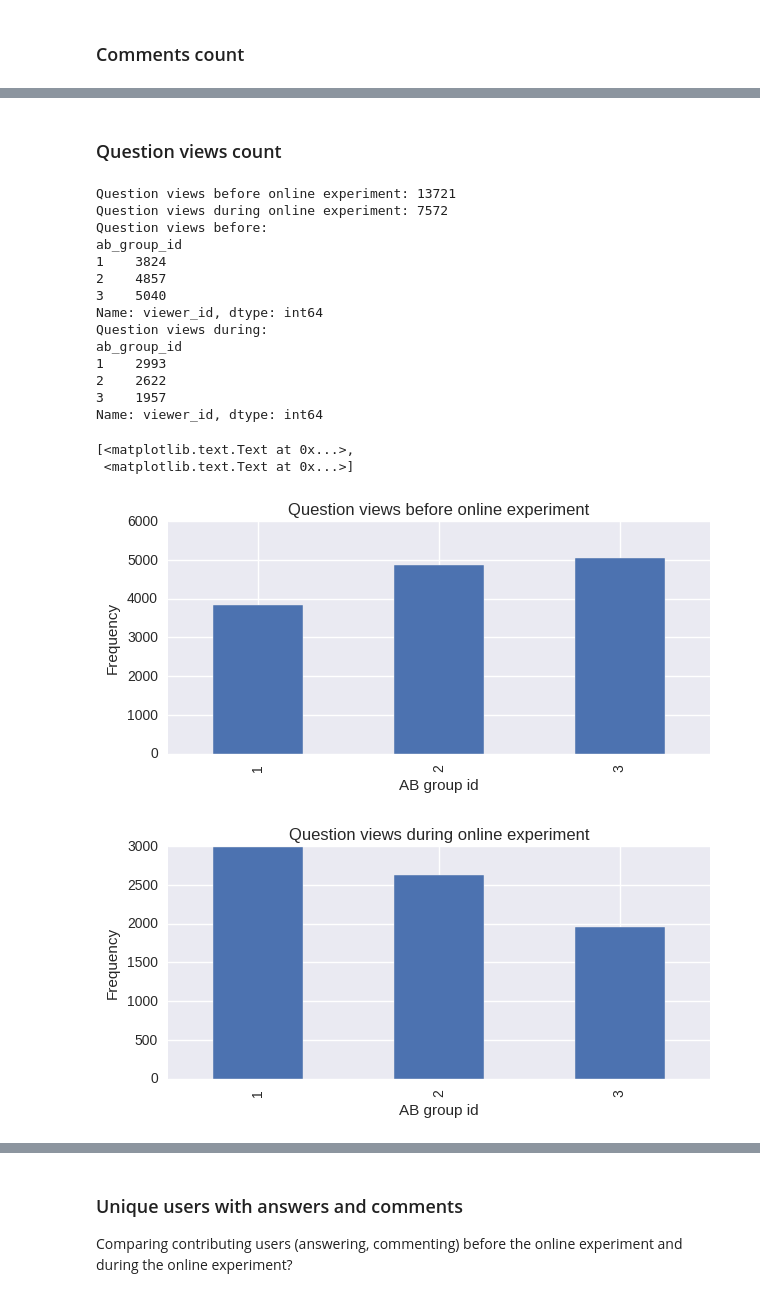
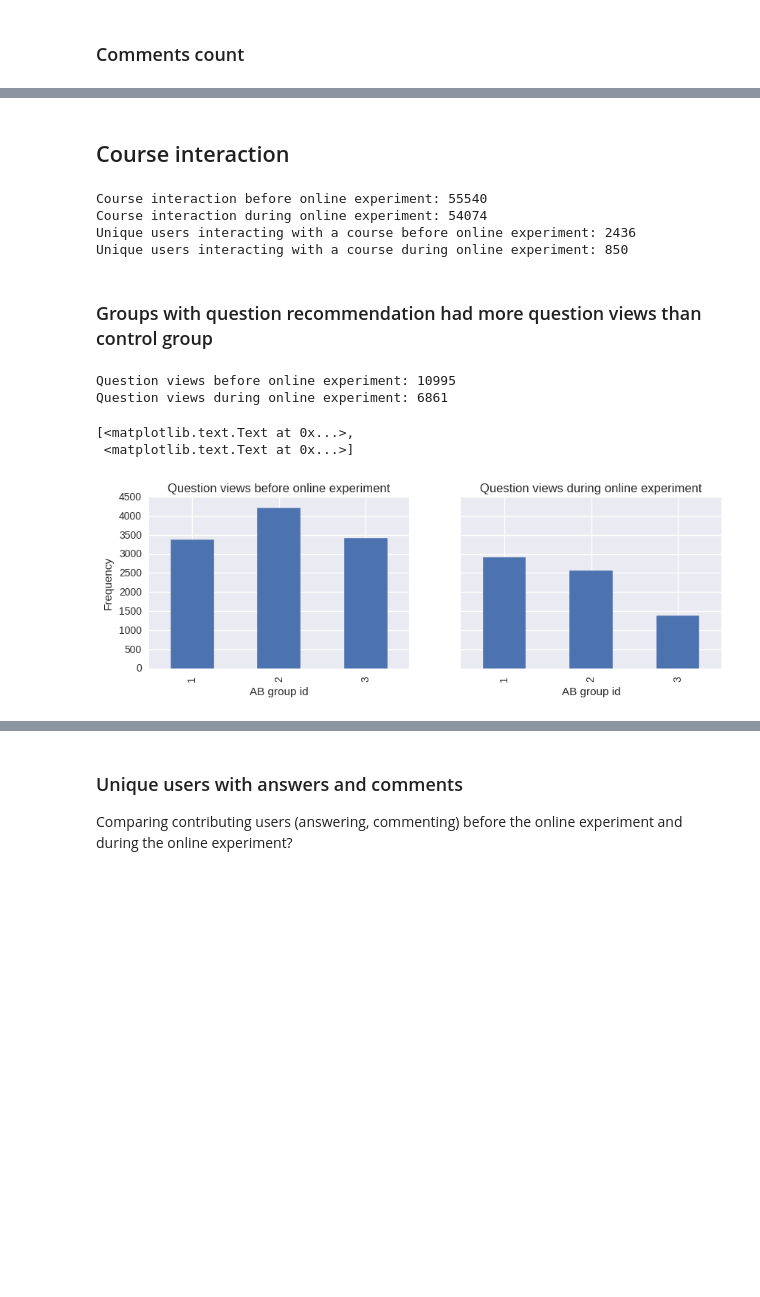
Before and after one commit to dmacjam/dp-analysis-evaluation, a Jupyter notebook: Online Evaluation.ipynb, the cells around one changed output, grey strips where cells are left out. Saved outputs shown, nothing was run; the diff lists cells and outputs as text; code cells hidden in the pictures; blank space fills up the shorter version.

```diff
--- a/Online Evaluation.ipynb
+++ b/Online Evaluation.ipynb
@@ -154,47 +195,49 @@ Comments during online experiment: 169
-# %% [markdown]
-### Question views count
+# %% [markdown]
+## Course interaction
+# %%
+interaction_end = psql.read_sql("SELECT l.lister_id, ab.ab_group_id FROM lists l JOIN ab_groupings ab ON l.lister_id = ab.user_id "+
+                          "WHERE l.created_at >= '2016-11-14' AND l.created_at < '2016-12-20'", connection)
+interaction_start = psql.read_sql("SELECT l.lister_id, ab.ab_group_id FROM lists l JOIN ab_groupings ab ON l.lister_id = ab.user_id "+
+                          "WHERE l.created_at < '2016-11-14'", connection)
+
+print("Course interaction before online experiment: %d" % interaction_start.shape[0])
+print("Course interaction during online experiment: %d" % interaction_end.shape[0])
+
+print("Unique users interacting with a course before online experiment: %d" % interaction_start['lister_id'].nunique())
+print("Unique users interacting with a course during online experiment: %d" % interaction_end['lister_id'].nunique())
+# %% [output]
+Course interaction before online experiment: 55540
+Course interaction during online experiment: 54074
+Unique users interacting with a course before online experiment: 2436
+Unique users interacting with a course during online experiment: 850
+# %% [markdown]
+### Groups with question recommendation had more question views than control group
 # %%
 # read questions and filter columns
 views_end = psql.read_sql("SELECT v.viewer_id, ab.ab_group_id FROM views v JOIN ab_groupings ab ON v.viewer_id = ab.user_id "+
                           "WHERE v.created_at >= '2016-11-14' AND v.created_at < '2016-12-20'", connection)
 views_start = psql.read_sql("SELECT v.viewer_id, ab.ab_group_id FROM views v JOIN ab_groupings ab ON v.viewer_id = ab.user_id "+
                           "WHERE v.created_at < '2016-11-14'", connection)
 
 print("Question views before online experiment: %d" % views_start.shape[0])
 print("Question views during online experiment: %d" % views_end.shape[0])
 
 
 # Histogram views before
 views_by_groups = views_start.groupby('ab_group_id')["viewer_id"].count()
-print("Question views before:")
-print(views_by_groups)
-plt.figure(figsize=(7,3))
-ax = views_by_groups.plot(kind="bar", title="Question views before online experiment")
-ax.set(xlabel='AB group id', ylabel='Frequency')
+
+fig, (ax1, ax2) = plt.subplots(ncols=2, sharey=True, figsize=(10,3))
+views_by_groups.plot(kind="bar", title="Question views before online experiment", ax = ax1)
+ax1.set(xlabel='AB group id', ylabel='Frequency')
 
 # Histogram views during
 views_by_groups = views_end.groupby('ab_group_id')["viewer_id"].count()
-print("Question views during:")
-print(views_by_groups)
-plt.figure(figsize=(7,3))
-ax = views_by_groups.plot(kind="bar", title="Question views during online experiment")
-ax.set(xlabel='AB group id', ylabel='Frequency')
+
+views_by_groups.plot(kind="bar", title="Question views during online experiment", ax=ax2)
+ax2.set(xlabel='AB group id', ylabel='Frequency')
 # %% [output]
-Question views before online experiment: 13721
-Question views during online experiment: 7572
-Question views before:
-ab_group_id
-1    3824
-2    4857
-3    5040
-Name: viewer_id, dtype: int64
-Question views during:
-ab_group_id
-1    2993
-2    2622
-3    1957
-Name: viewer_id, dtype: int64
+Question views before online experiment: 10995
+Question views during online experiment: 6861
 [<matplotlib.text.Text at 0x...>,
  <matplotlib.text.Text at 0x...>]
-[figure, old version]
+[figure, new version]
-[figure, removed]
```
Also changed, not shown: parts of 45 cells of this notebook.
